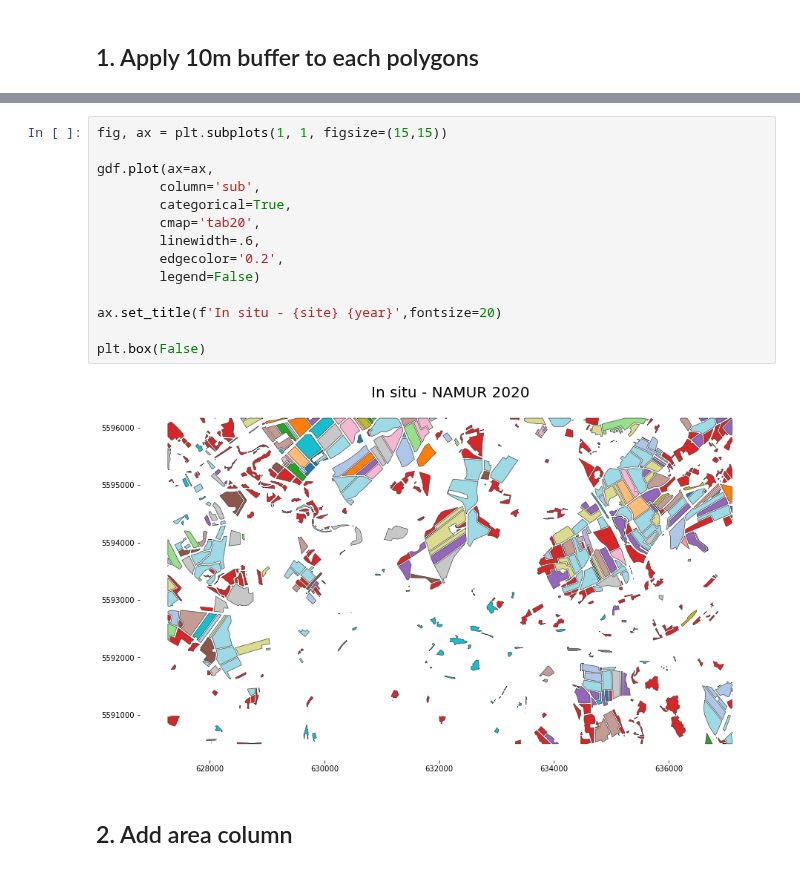
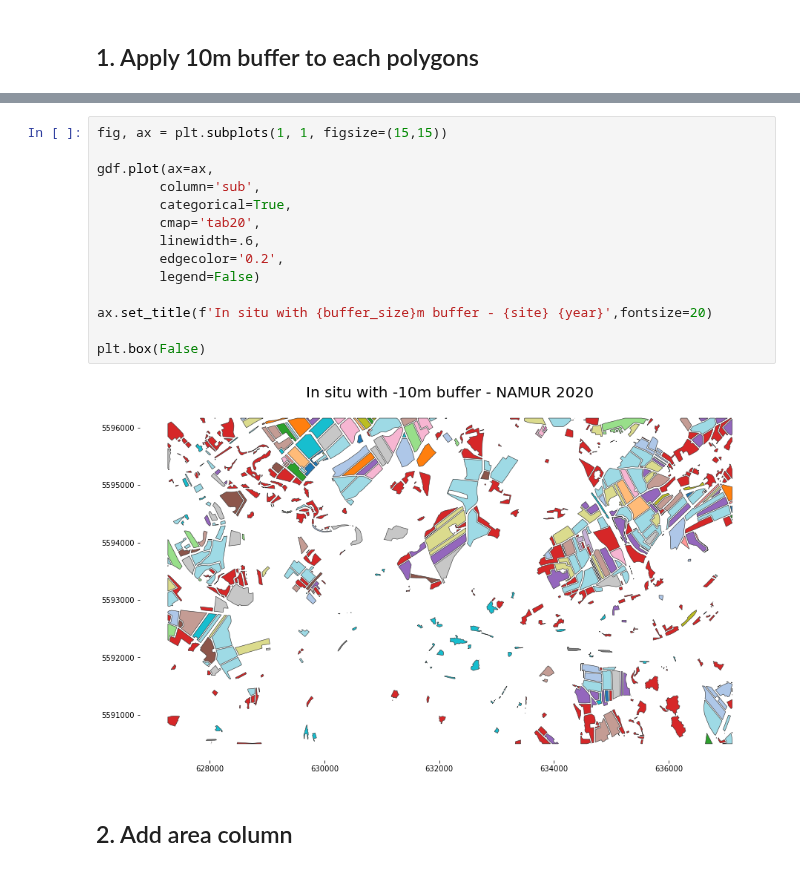
Before and after one commit to nicolasdeffense/eo-toolbox, a Jupyter notebook: notebooks/7_Classification/in_situ_preparation.ipynb, the cells around one changed output, grey strips where cells are left out. Drawn from its saved outputs; the diff is of its cells as text.

Commit message:
in situ preparation

```diff
--- a/notebooks/7_Classification/in_situ_preparation.ipynb
+++ b/notebooks/7_Classification/in_situ_preparation.ipynb
@@ -76,19 +74,19 @@ There are 629 polygons AFTER applying the -10m buffer.
 # %%
 fig, ax = plt.subplots(1, 1, figsize=(15,15))
 
 gdf.plot(ax=ax,
         column='sub',
         categorical=True,
         cmap='tab20',
         linewidth=.6,
         edgecolor='0.2',
         legend=False)
 
-ax.set_title(f'In situ - {site} {year}',fontsize=20)
+ax.set_title(f'In situ with {buffer_size}m buffer - {site} {year}',fontsize=20)
 
 plt.box(False)
 # %% [output]
-[figure, old version]
+[figure, new version]
 # %% [markdown]
 ## 2. Add area column
 # %%
```
Also changed, not shown: parts of 17 cells of this notebook, 10 other files.
